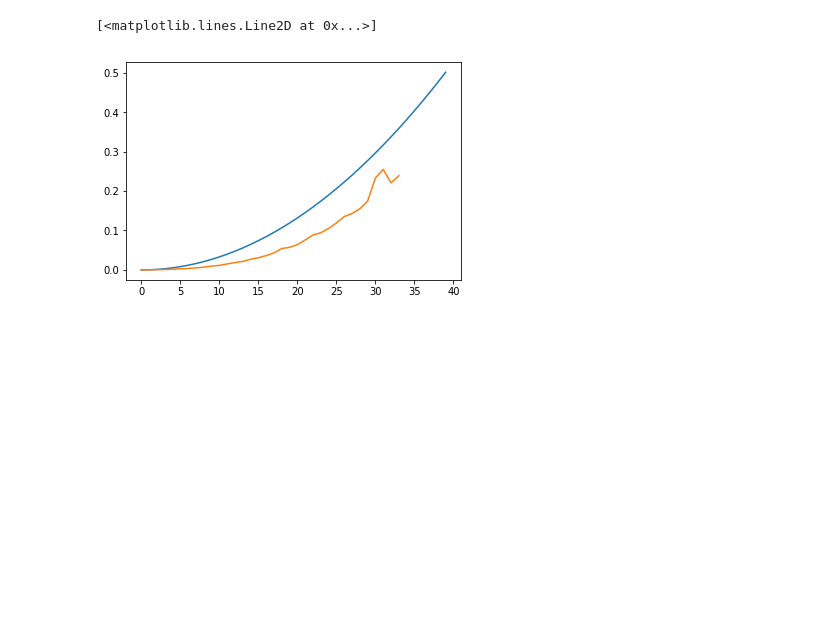
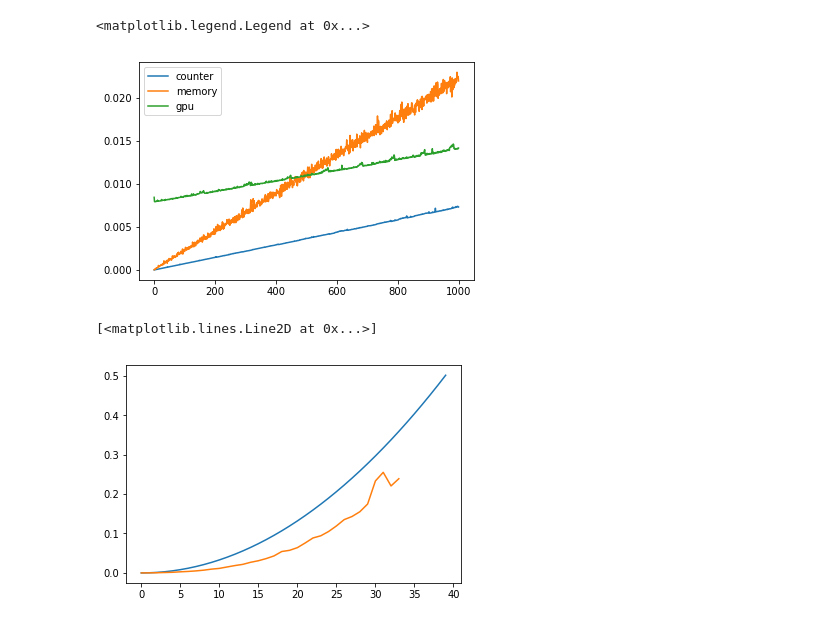
Before and after one commit to costalago/examples, a Jupyter notebook: algorithms/Bowl.ipynb, the cells around one changed output. Drawn from its saved outputs; the diff is of its cells as text; code cells hidden in the pictures; blank space fills up the shorter version.

```diff
--- a/algorithms/Bowl.ipynb
+++ b/algorithms/Bowl.ipynb
@@ -185,14 +278,11 @@ plt.plot(random_times)
 # %%
 bowl = get_str(1000000)
 
-naive = NaiveSearcher(bowl)
-naive_times = benchmark_range(naive, bowl, range(1,1000,30))
+counter_mem = SearcherWithMemory(bowl)
+counter_mem_times = benchmark_range(counter_mem, bowl, range(1, 10000, 10), 1000)
 
-counter = HashTableSearcher(bowl)
-counter_times = benchmark_range(counter, bowl, range(1,2500,10), 70)
+counter = CounterSearcher(bowl)
+counter_times = benchmark_range(counter, bowl, range(1,10000,10), 1000)
 
-counter_pre = HashTableSearcherNoPreprocess(bowl)
-counter_pre_times = benchmark_range(counter_pre, bowl, range(1,1000,30))
-
-random = RandomSearcher(bowl)
-random_times = benchmark_range(random, bowl, range(1,2500,10), 70)
+counter_gpu = CounterSearcherGPU(bowl)
+counter_gpu_times = benchmark_range(counter_gpu, bowl, range(1,10000,10), 1000)
@@ -199,3 +307,13 @@ random_times = benchmark_range(random, bowl, range(1,2500,10), 70)
+# %%
+import matplotlib.patches as mpatches
+
+plt.plot(counter_times, label="counter")
+plt.plot(counter_mem_times, label="memory")
+plt.plot(counter_gpu_times, label="gpu")
+plt.legend(loc='upper left')
+# %% [output]
+<matplotlib.legend.Legend at 0x...>
+[figure, added]
 # %%
 poly = np.polyfit([x for x, _ in enumerate(naive_times)], naive_times, 2)
 poly[1] = 0
```
Also changed, not shown: parts of 10 cells of this notebook, 1 other file.
